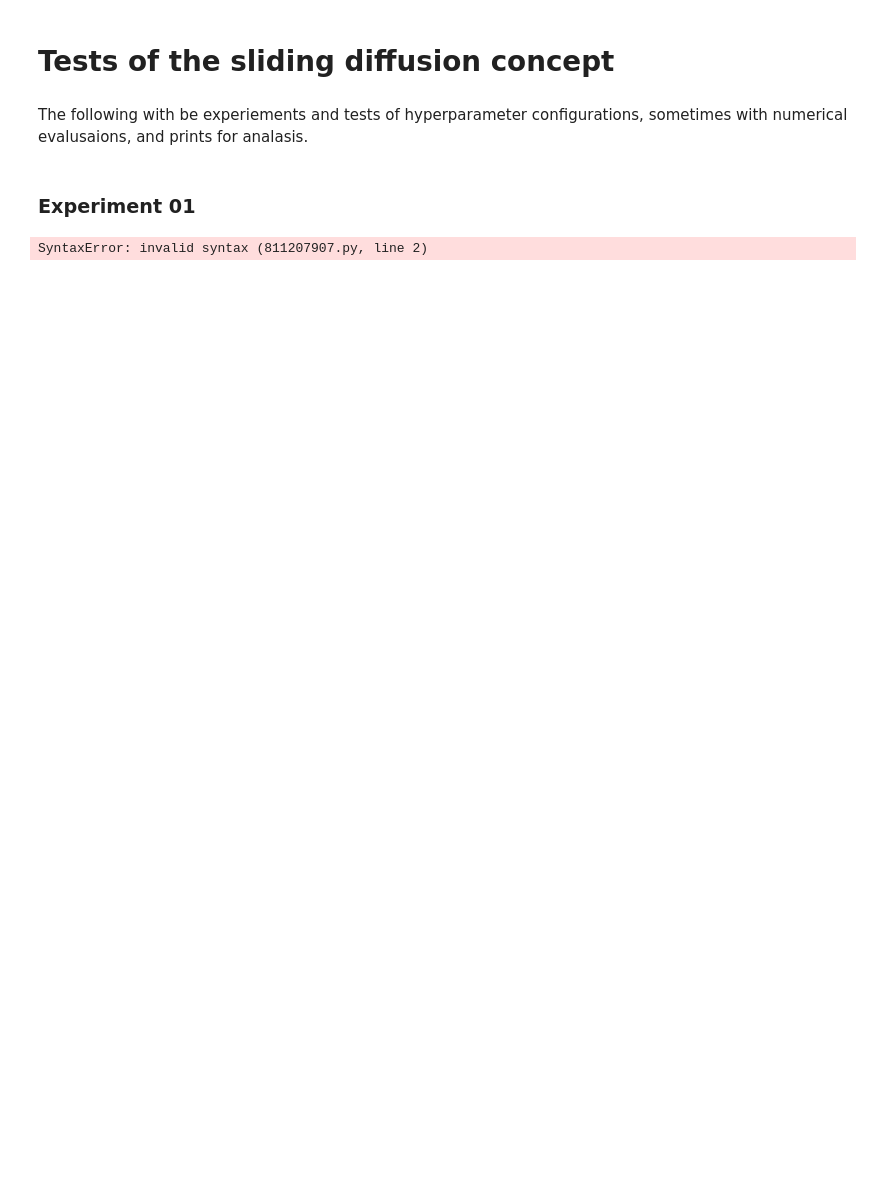
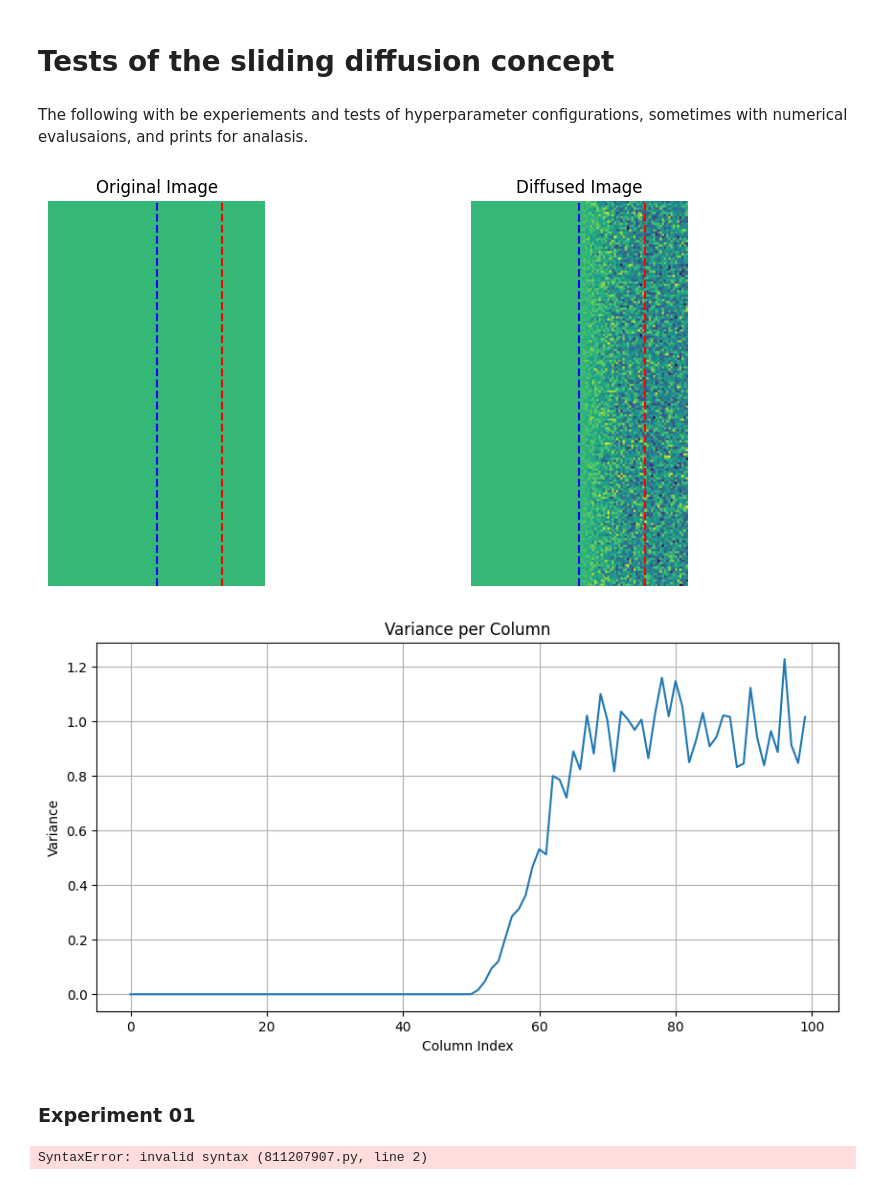
Before and after one commit to AntonBertelsen/GestureGeneration, a Jupyter notebook: DiffuseStyleGestureReproduced/v1_testing_ground.ipynb, the cells around one changed output. Saved outputs shown, nothing was run; the diff lists cells and outputs as text; code cells hidden in the pictures; blank space fills up the shorter version.

Commit message:
Sliding diffusion test + visualisation

```diff
--- a/DiffuseStyleGestureReproduced/v1_testing_ground.ipynb
+++ b/DiffuseStyleGestureReproduced/v1_testing_ground.ipynb
@@ -16,6 +16,77 @@ from io import BytesIO
 from PIL import Image
 from moviepy import ImageSequenceClip
 from datetime import datetime
+from v1_sliding_diffusion import Diffusion
+
+device = torch.device(
+    "cuda" if torch.cuda.is_available() else
+    "mps" if torch.backends.mps.is_available() else
+    "cpu")
+# %%
+# Initialize the diffusion class
+diffusion = Diffusion(
+        num_of_pre_timestep_frames = 50,
+        num_of_timestep_frames = 30,
+        num_of_post_timestep_frames = 20,
+        noise_schedule = Diffusion.linear_schedule(0.0002, 0.40),
+        device = device
+    )
+
+# Create a tensor that is all white so we can see the noising process removing details
+image = torch.ones((177, 100))
+image = image.to(device)
+
+# Run the forward diffusion function
+transformed_image = diffusion.forward(seqence_tensor = image)
+
+# Draw both images next to each other in the python notebook
+import matplotlib.pyplot as plt
+
+fig, ax = plt.subplots(1, 2, figsize=(10, 5))
+
+ax[0].imshow(image.cpu().numpy(), vmin=-3, vmax=3)
+ax[0].set_title("Original Image")
+ax[0].axis("off")
+
+ax[1].imshow(transformed_image.cpu().numpy(), vmin=-3, vmax=3)
+ax[1].set_title("Diffused Image")
+ax[1].axis("off")
+
+# Draw a vertical line at num_of_pre_timestep_frames
+line_x = diffusion.num_of_pre_timestep_frames
+for a in ax:
+    a.axvline(x=line_x, color='blue', linestyle='--', label='Pre-timestep frames')
+    a.set_xlim(0, transformed_image.shape[1])  # Set x-axis limits to match the image width
+
+# Draw a vertical line at num_of_timestep_frames
+line_x = diffusion.num_of_pre_timestep_frames + diffusion.num_of_timestep_frames
+for a in ax:
+    a.axvline(x=line_x, color='red', linestyle='--', label='Timestep frames')
+    a.set_xlim(0, transformed_image.shape[1])  # Set x-axis limits to match the image width
+
+plt.show()
+
+# Calculate the variance per frame (vertical slice)
+variances = torch.var(transformed_image, dim=0)
+
+# Plot the variance for each column
+plt.figure(figsize=(10, 5))
+plt.plot(variances.cpu().numpy())
+plt.title("Variance per Column")
+plt.xlabel("Column Index")
+plt.ylabel("Variance")
+plt.grid(True)
+
+# Draw vertical lines at num_of_pre_timestep_frames and num_of_timestep_frames
+line_x = diffusion.num_of_pre_timestep_frames
+plt.axvline(x=line_x, color='blue', linestyle='--', label='Pre-timestep frames')
+plt.axvline(x=line_x + diffusion.num_of_timestep_frames, color='red', linestyle='--', label='Timestep frames')
+
+
+plt.show()
+# %% [output]
+[figure, added]
+[figure, added]
 # %%
 from v1_model import ContinuousMotionModel
 from debugger import Debugger
```
Also changed, not shown: 2 other files.
